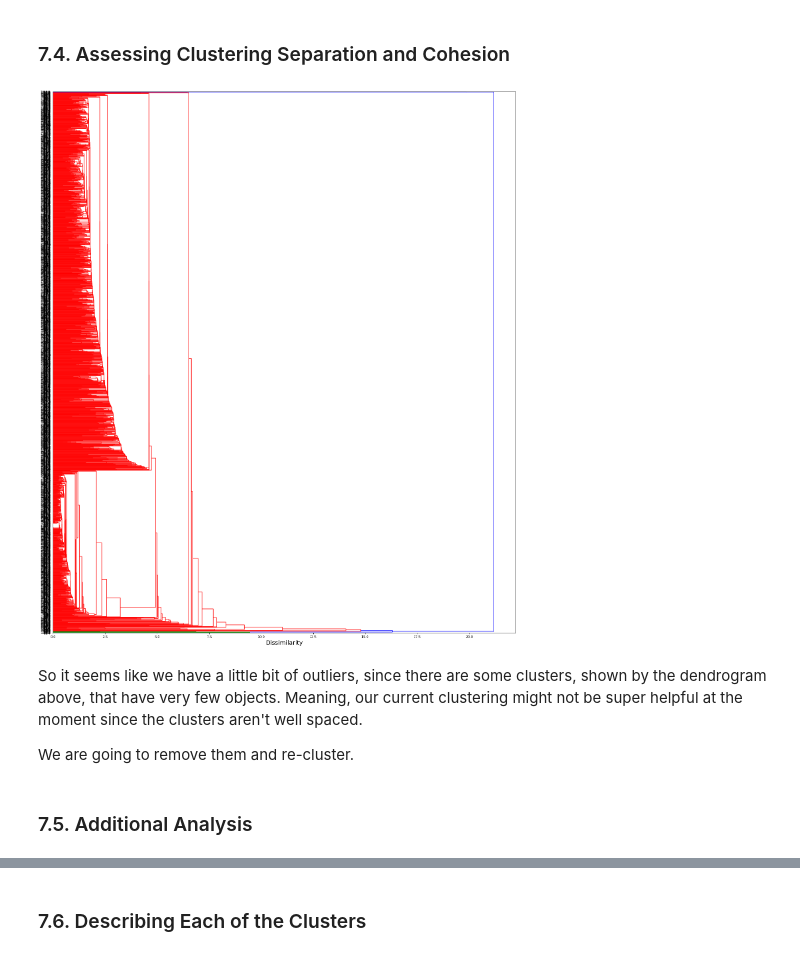
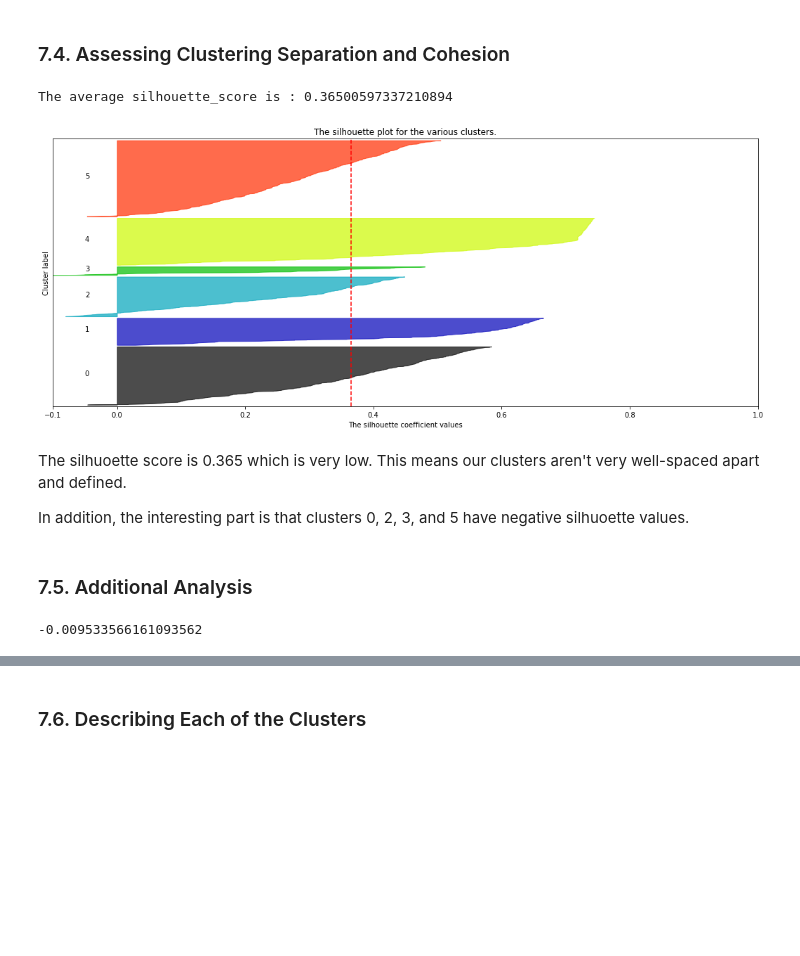
Before and after one commit to milesmathews70/cbb_clustering, a Jupyter notebook: CBB_Clustering_Project.ipynb, the cells around one changed output, grey strips where cells are left out. Saved outputs shown, nothing was run; the diff lists cells and outputs as text; code cells hidden in the pictures; blank space fills up the shorter version.

Commit message:
finished 7 and kmeans part of 9

```diff
--- a/CBB_Clustering_Project.ipynb
+++ b/CBB_Clustering_Project.ipynb
@@ -326,19 +337,64 @@ plt.show()
 [figure]
 # %% [markdown]
 ### 7.4. Assessing Clustering Separation and Cohesion
-# %%
-dm = pdist(X, metric='euclidean')
-Z = linkage(dm, method='single')
-fig, ax = plt.subplots(figsize=(25, 30))
-d = dendrogram(Z, orientation='right', ax=ax)
-ax.set_xlabel('Dissimilarity', fontsize=18)
-plt.yticks(fontsize=12)
-plt.show()
-# %% [output]
-[figure, removed]
-# %% [markdown]
-So it seems like we have a little bit of outliers, since there are some clusters, shown by the dendrogram above, that have very few objects. Meaning, our current clustering might not be super helpful at the moment since the clusters aren't well spaced.
-
-We are going to remove them and re-cluster.
+# %%
+silhouette_avg = silhouette_score(X, cluster_two['predicted_cluster_kmeans'])
+
+print("The average silhouette_score is :", silhouette_avg)
+
+sample_silhouette_values = silhouette_samples(X, cluster_two['predicted_cluster_kmeans'])
+n_clusters = 6
+
+
+fig, ax1 = plt.subplots(1, 1)
+fig.set_size_inches(18, 7)
+
+ax1.set_xlim([-0.1, 1])
+
+ax1.set_ylim([0, len(X) + (n_clusters + 1) * 10])
+
+y_lower = 10
+
+for i in range(n_clusters):
+
+    ith_cluster_silhouette_values = \
+        sample_silhouette_values[cluster_two['predicted_cluster_kmeans'] == i]
+
+    ith_cluster_silhouette_values.sort()
+
+    size_cluster_i = ith_cluster_silhouette_values.shape[0]
+    y_upper = y_lower + size_cluster_i
+
+    color = cm.nipy_spectral(float(i) / n_clusters)
+    ax1.fill_betweenx(np.arange(y_lower, y_upper),
+                        0, ith_cluster_silhouette_values,
+    facecolor=color, edgecolor=color, alpha=0.7)
+
+    # Label the silhouette plots with their cluster numbers at the middle
+    ax1.text(-0.05, y_lower + 0.5 * size_cluster_i, str(i))
+
+    # Compute the new y_lower for next plot
+    y_lower = y_upper + 10
+
+ax1.set_title("The silhouette plot for the various clusters.")
+ax1.set_xlabel("The silhouette coefficient values")
+ax1.set_ylabel("Cluster label")
+
+# The vertical line for average silhouette score of all the values
+
+ax1.axvline(x=silhouette_avg, color="red", linestyle="--")
+
+ax1.set_yticks([]) # Clear the yaxis labels / ticks
+ax1.set_xticks([-0.1, 0, 0.2, 0.4, 0.6, 0.8, 1])
+
+
+plt.show()
+# %% [output]
+The average silhouette_score is : 0.36500597337210894
+[figure, added]
+# %% [markdown]
+The silhuoette score is 0.365 which is very low. This means our clusters aren't very well-spaced apart and defined.
+
+In addition, the interesting part is that clusters 0, 2, 3, and 5 have negative silhuoette values.
 # %% [markdown]
 ### 7.5. Additional Analysis
@@ -344,0 +407,4 @@ We are going to remove them and re-cluster.
+# %%
+adjusted_rand_score(df['predicted_cluster_kmeans'],df['nba'])
+# %% [output]
+-0.009533566161093562
```
Also changed, not shown: parts of 27 cells of this notebook.
